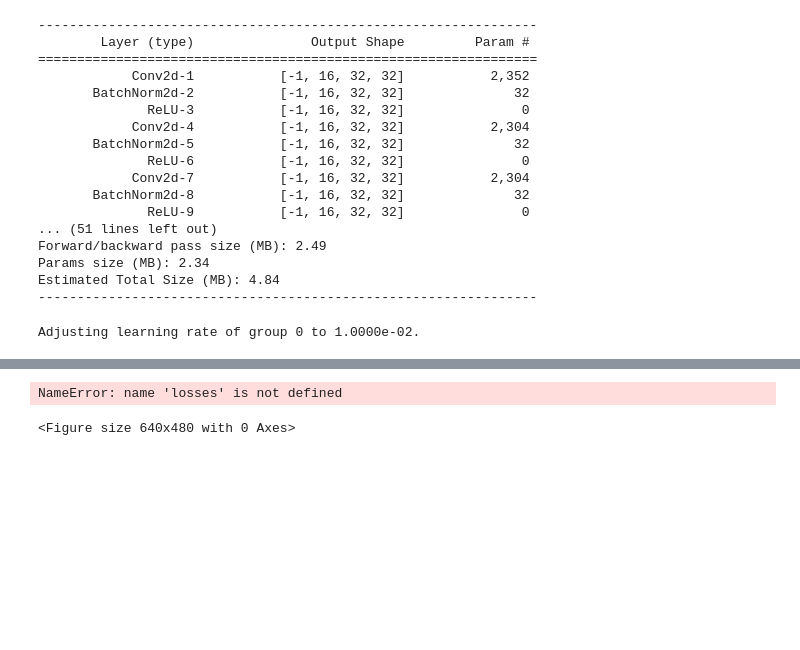
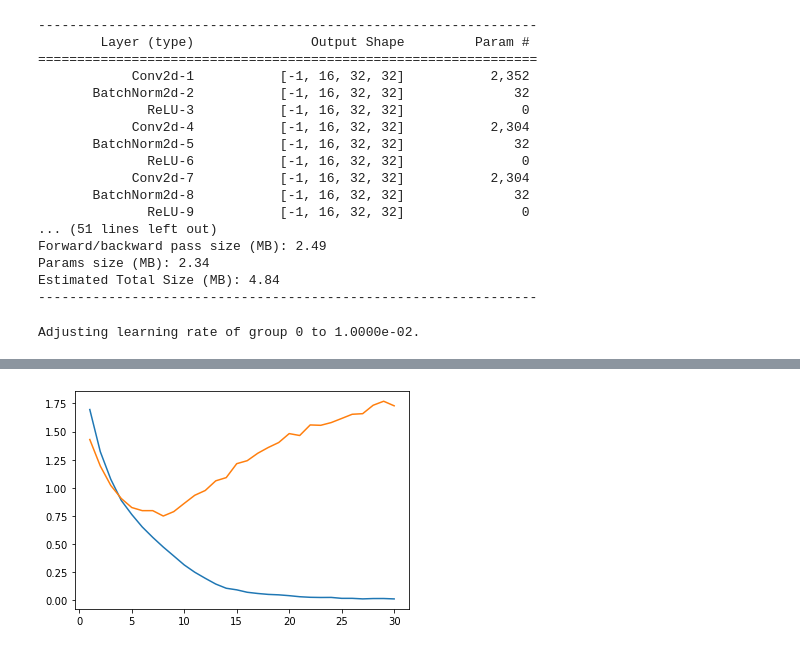
Before and after one commit to smfelixchoi/MATH-DL-study, a Jupyter notebook: 3.CNN/ResNet_PyTorch.ipynb, the cells around one changed output, grey strips where cells are left out. Saved outputs shown, nothing was run; the diff lists cells and outputs as text; code cells hidden in the pictures; blank space fills up the shorter version.

```diff
--- a/3.CNN/ResNet_PyTorch.ipynb
+++ b/3.CNN/ResNet_PyTorch.ipynb
@@ -211,6 +211,8 @@ scheduler = optim.lr_scheduler.LambdaLR(optimizer=optimizer,
 # %% [output]
 Adjusting learning rate of group 0 to 1.0000e-02.
 # %%
+from tqdm import tqdm
+
 def train(net, trainloader, validloader, epochs, device, loss_ftn, optimizer, scheduler=None, temperature=None):
     losses = []
     accs = []
@@ -226,7 +228,7 @@ def train(net, trainloader, validloader, epochs, device, loss_ftn, optimizer, sc
         valid_total = 0
         num_iter = 0
 
-        for i, data in enumerate(trainloader, 0):
+        for i, data in tqdm(enumerate(trainloader, 0)):
             inputs, labels = data
 
             inputs = inputs.to(device)
@@ -348,8 +366,7 @@ Accuracy of the network on the 10000 test images: 8.78 %
 # %%
 plt.figure()
-plt.plot(np.arange(EPOCHS), losses)
-plt.plot(np.arange(EPOCHS), valid_losses)
+plt.plot(np.arange(1, EPOCHS+1), losses)
+plt.plot(np.arange(1, EPOCHS+1), valid_losses)
 plt.show()
 # %% [output]
-NameError: name 'losses' is not defined
-<Figure size 640x480 with 0 Axes>
+[figure, added]
```
Also changed, not shown: parts of 6 cells of this notebook, 3 other files.
